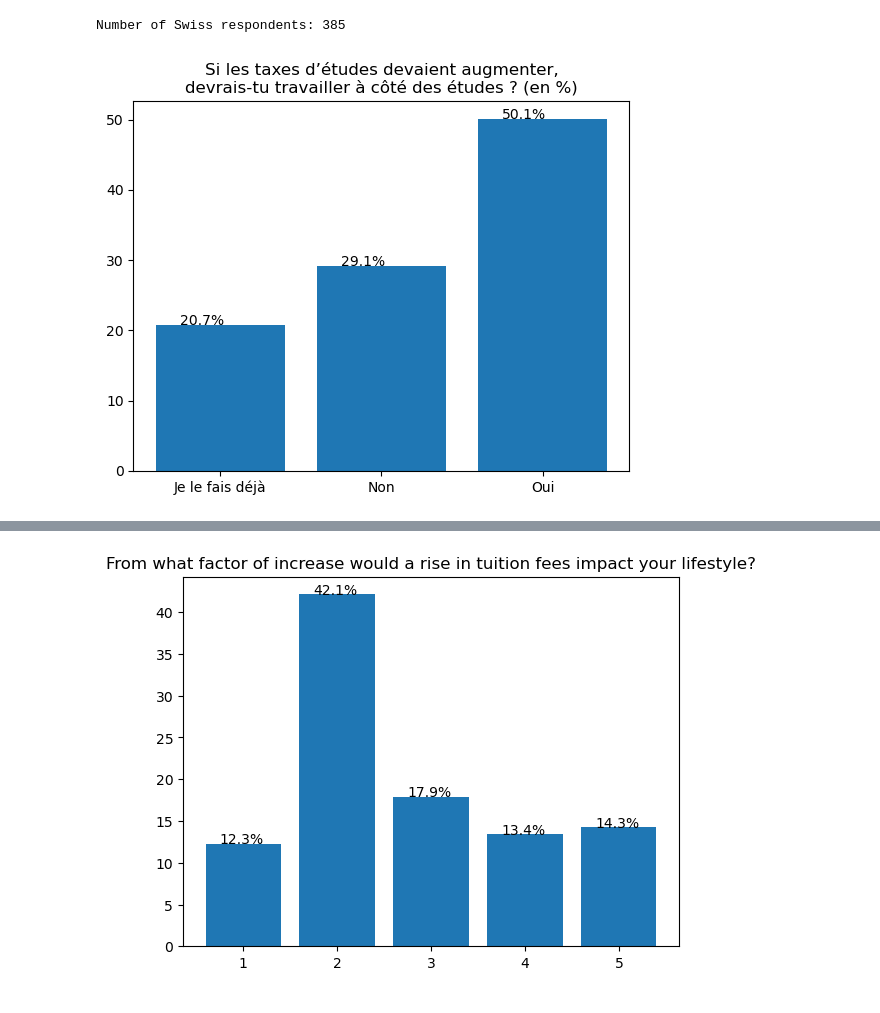
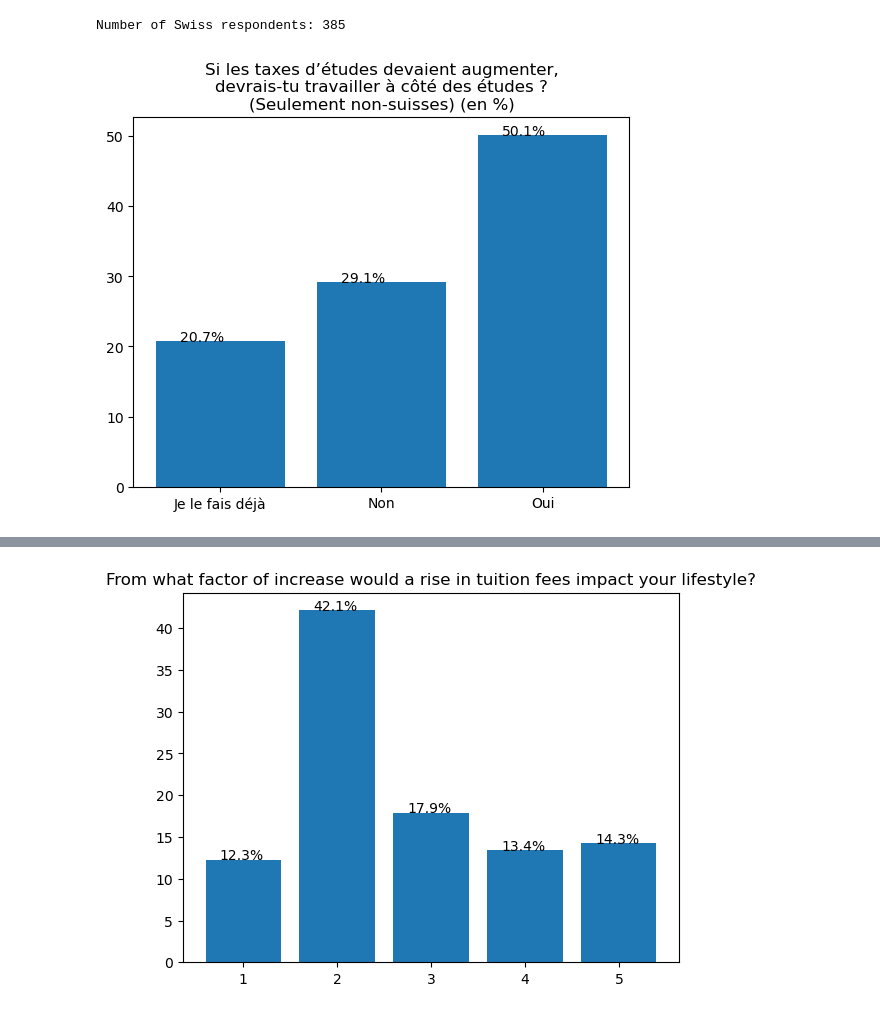
Before and after one commit to Dicedead/atePollAnalysis, a Jupyter notebook: src/ate_analysis.ipynb, the cells around one changed output, grey strips where cells are left out. Cells and saved outputs as stored; diff of their text form; code cells hidden in the pictures.

```diff
--- a/src/ate_analysis.ipynb
+++ b/src/ate_analysis.ipynb
@@ -118,6 +128,6 @@ print(f"Number of Swiss respondents: {len(df[swiss][opinion_str].dropna())}")
 # %% [output]
 Number of Swiss respondents: 385
 # %%
-histogram(df[non_swiss][work_str], title="Si les taxes d’études devaient augmenter,\ndevrais-tu travailler à côté des études ? (en %)", normalize=True)
+histogram(df[non_swiss][work_str], title="Si les taxes d’études devaient augmenter,\ndevrais-tu travailler à côté des études ?\n(Seulement non-suisses) (en %)", normalize=True)
 # %% [output]
-[figure, old version]
+[figure, new version]
```
Also changed, not shown: parts of 6 cells of this notebook.
